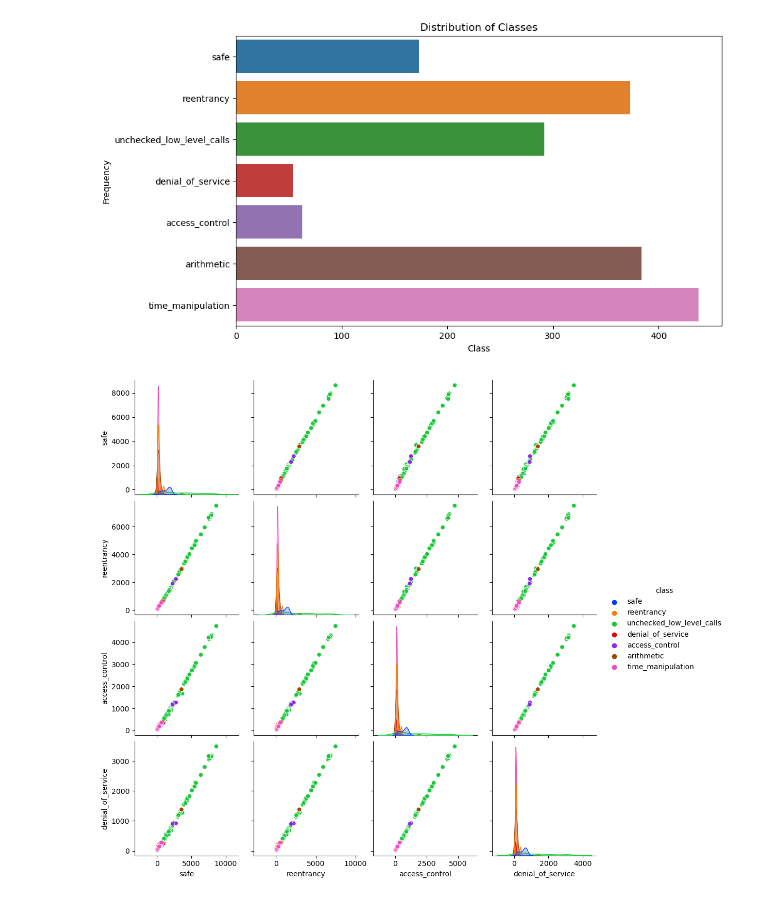
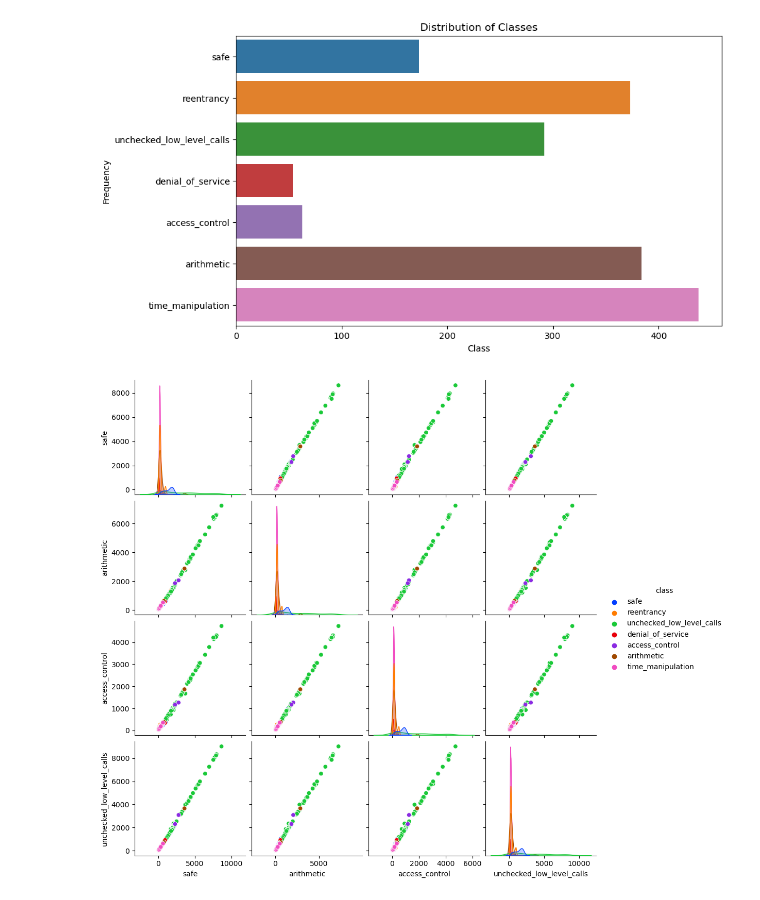
Before and after one commit to jonathan-gut/SmartContractML, a Jupyter notebook: SmartContractKNNModel.ipynb, the cells around one changed output. Saved outputs shown, nothing was run; the diff lists cells and outputs as text; code cells hidden in the pictures.

```diff
--- a/SmartContractKNNModel.ipynb
+++ b/SmartContractKNNModel.ipynb
@@ -63,10 +62,10 @@ def flatten(ast, current_key=None): #Flatten the AST into a single list of [node
 
     if isinstance(ast, list):
         for item in ast:
-            node_list.extend(get_all_nodes_and_values(item, current_key))
+            node_list.extend(flatten(item, current_key))
     elif isinstance(ast, dict):
         for key, value in ast.items():
-            node_list.extend(get_all_nodes_and_values(value, key))
+            node_list.extend(flatten(value, key))
     else:
         node_list.append((current_key, ast))
 
@@ -207,8 +214,8 @@ plt.show()
 # %%
 # Pairplot of some selected features colored by class
 # Selecting a subset of features for clearer visualization
-features = ['safe', 'reentrancy', 'access_control', 'denial_of_service']  # You can adjust these features
+features = ['safe', 'arithmetic', 'access_control', 'unchecked_low_level_calls']
 sns.pairplot(df[features + ['class']], hue='class', palette='bright')
 plt.show()
 # %% [output]
-[figure, old version]
+[figure, new version]
```
Also changed, not shown: parts of 5 cells of this notebook.
